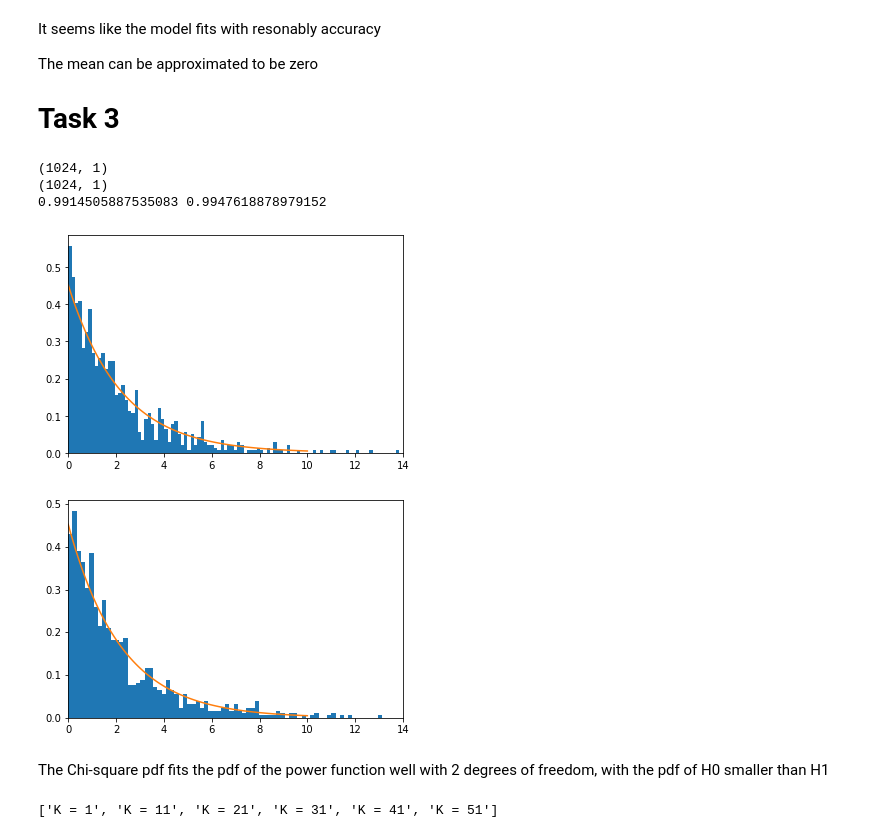
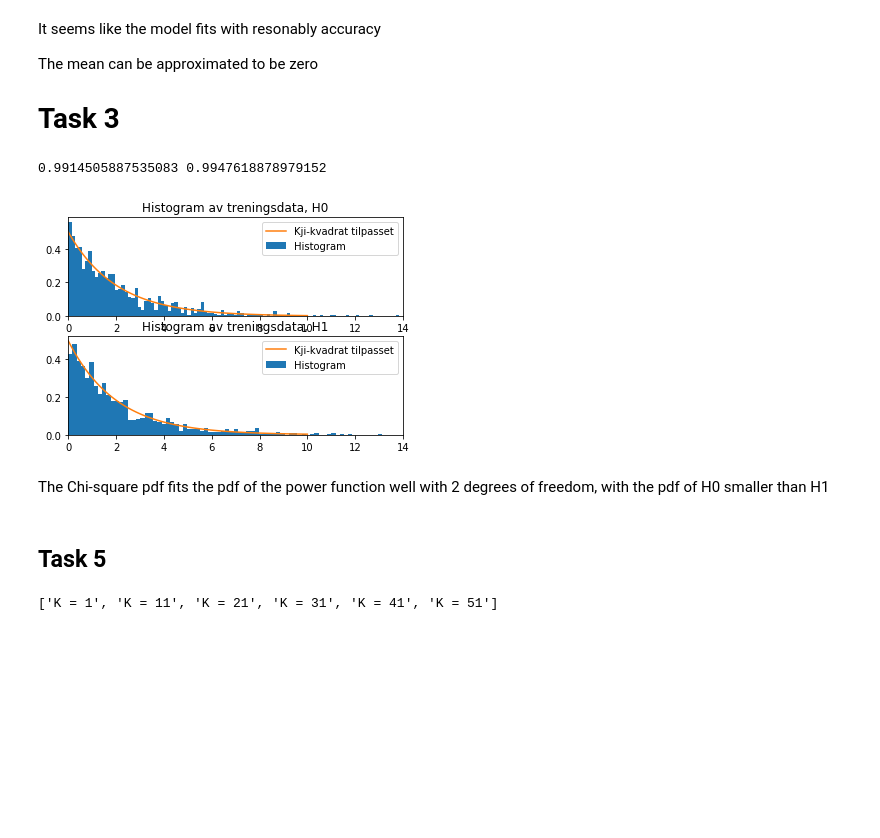
Before and after one commit to dritory/TTT4275-project, a Jupyter notebook: notebook.ipynb, the cells around one changed output. Saved outputs shown, nothing was run; the diff lists cells and outputs as text; code cells hidden in the pictures; blank space fills up the shorter version.

Commit message:
fixed plotting and added cleaner code in detection.py

```diff
--- a/notebook.ipynb
+++ b/notebook.ipynb
@@ -75,49 +83,51 @@ The mean can be approximated to be zero
 # %%
 x_H0 = loadFile('T3_data_x_H0')
 x_H1 = loadFile('T3_data_x_H1')
-print(bpsk.shape)
-print(gauss.shape)
+
 x_r_H0 = np.real(x_H0)
 x_i_H0 = np.imag(x_H0)
 x_r_H1 = np.real(x_H1)
 x_i_H1 = np.imag(x_H1)
 
 var_s = np.var(loadFile('T3_data_sigma_s'))
 var_w = np.var(loadFile('T3_data_sigma_w'))
 
 print(var_s, var_w)
 
 H0 = 2 * (x_r_H0**2 + x_i_H0**2) / (var_s)
 H1 = 2 * (x_r_H1**2 + x_i_H1**2) / (var_s + var_w)
 
 x = np.linspace(0, 10, 100)
 
 bins = 100
 
 
 df, loc, scale = stats.chi2.fit(H0)
-H0_pdf = stats.chi2.pdf(x, 2, 0, scale)
+H0_pdf = stats.chi2.pdf(x, 2, 0)
+df, loc, scale = stats.chi2.fit(H1)
+H1_pdf = stats.chi2.pdf(x, 2, 0)
 
-H1_pdf = stats.chi2.pdf(x, 2, 0, scale)
-
-
+plt.subplot(2,1,1)
+plt.title("Histogram av treningsdata, H0")
 plt.xlim(0,14)
 plt.hist(H0, bins=bins, normed=True)
 plt.plot(x, H0_pdf)
-plt.show()
+plt.legend(["Kji-kvadrat tilpasset", "Histogram"])
 
+plt.subplot(2,1,2)
+plt.title("Histogram av treningsdata, H1")
 plt.xlim(0,14)
 plt.hist(H1, bins=bins, normed=True)
 plt.plot(x, H1_pdf)
+plt.legend(["Kji-kvadrat tilpasset", "Histogram"])
 plt.show()
 # %% [output]
-(1024, 1)
-(1024, 1)
 0.9914505887535083 0.9947618878979152
-[figure, old version]
+[figure, new version]
-[figure, removed]
 # %% [markdown]
 The Chi-square pdf fits the pdf of the power function well with 2 degrees of freedom, with the pdf of H0 smaller than H1
+# %% [markdown]
+## Task 5
 # %%
 
 #Computing the Pfa and Pd:
```
Also changed, not shown: parts of 12 cells of this notebook, 7 other files.
